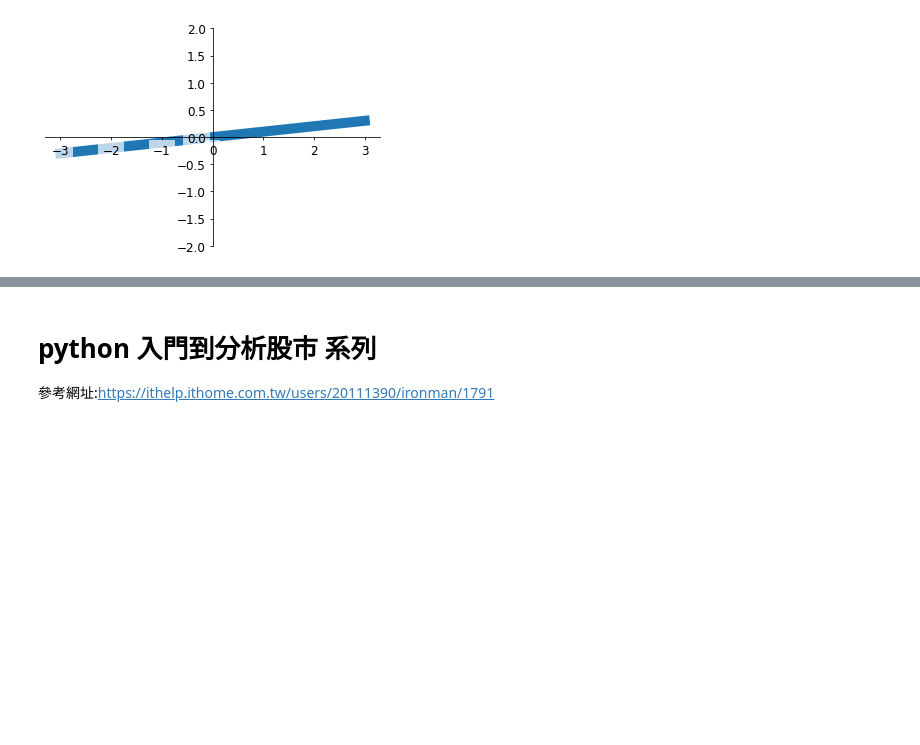
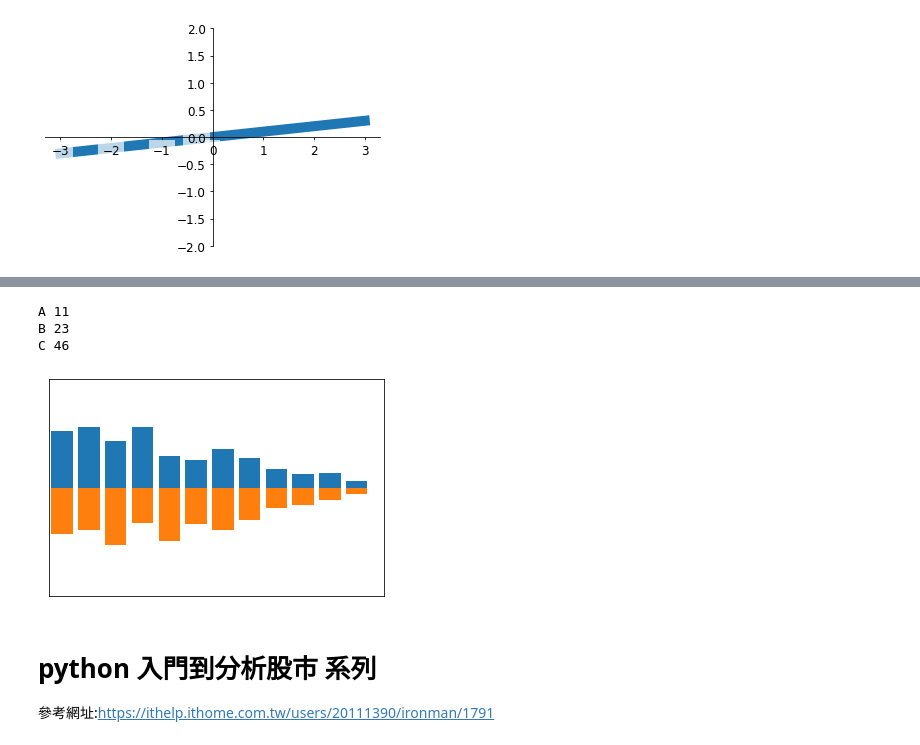
Before and after one commit to zzo30802/3rd-ML100Days, a Jupyter notebook: homework/python_note.ipynb, the cells around one changed output, grey strips where cells are left out. Drawn from its saved outputs; the diff is of its cells as text; code cells hidden in the pictures; blank space fills up the shorter version.

```diff
--- a/homework/python_note.ipynb
+++ b/homework/python_note.ipynb
@@ -159,3 +174,43 @@ T = np.arctan2(Y,X) # for color value
+# %%
+#在 Python 中若要將兩個 list 以迴圈的方式一次各取一個元素出來處理，可以使用 zip 打包之後配合 for 迴圈來處理：
+# 第一個 List
+names = ["A", "B", "C"]
+
+# 第二個 List
+values = [11, 23, 46]
+
+# 使用 zip 同時迭代兩個 List
+for x, y in zip(names, values):
+  print(x, y)
+#這裡的 zip(names, values) 會將 names 與 values 的每個元素以一對一的方式配對起來，組成一個新的迭代器，然後交給 for 迴圈進行迭代
+#，所以每一次迭代時所取的 x 值會來自於 names，而 y 則會來自於 values，結果就會像這樣：
+# %% [output]
+A 11
+B 23
+C 46
+# %%
+# Bar 柱狀圖
+#向上下分別生成12個數據，X為0~11的整數，Y是相應的"均勻分布"的隨機數據。
+#使用的函數式plt.bar,參數為X和Y
+import matplotlib.pyplot as plt
+import numpy as np
+
+n = 12
+X = np.arange(n)
+Y1 = (1 - X / float(n)) * np.random.uniform(0.5, 1.0, n)
+Y2 = (1 - X / float(n)) * np.random.uniform(0.5, 1.0, n)
+
+plt.bar(X, +Y1)
+plt.bar(X, -Y2)
+
+plt.xlim(-.5, n)
+plt.xticks(())
+plt.ylim(-1.25, 1.25)
+plt.yticks(())
+
+plt.show()
+# %% [output]
+[figure, added]
 # %% [markdown]
 # python 入門到分析股市 系列
 參考網址:https://ithelp.ithome.com.tw/users/20111390/ironman/1791
```
Also changed, not shown: parts of 2 cells of this notebook.
